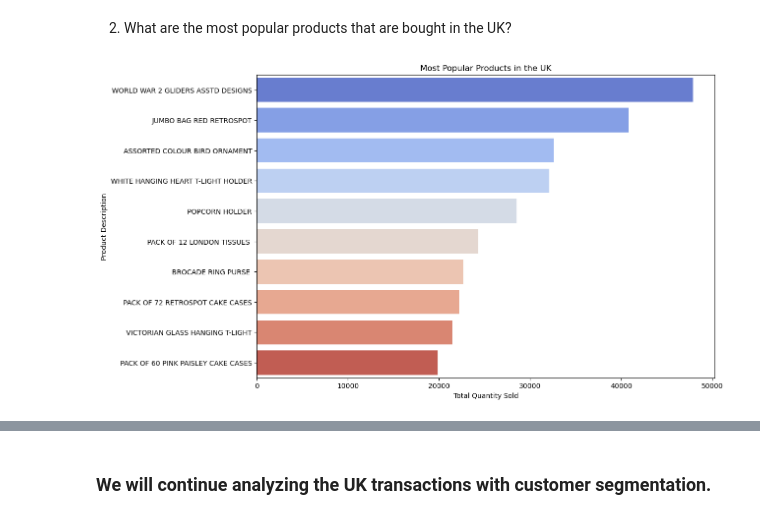
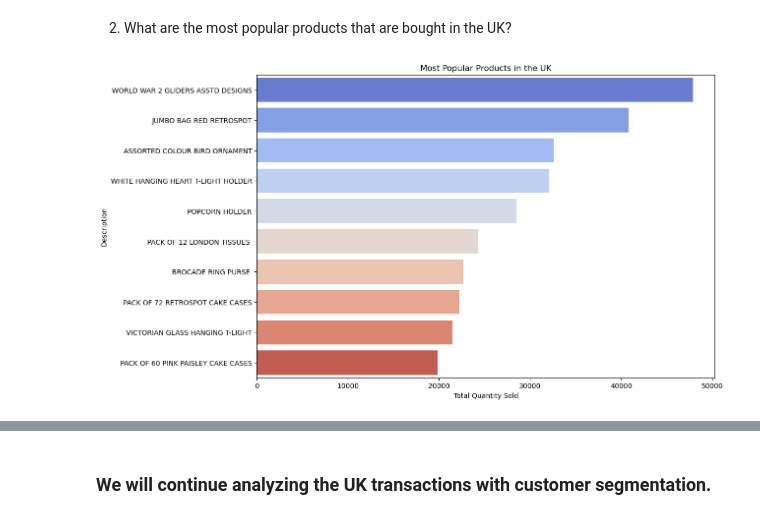
Before and after one commit to SongJiyeonPaek/CW_DS_CapstoneProject-1, a Jupyter notebook: Customer_Segmentation_Student_Notebook_Capstone_1_Group2.ipynb, the cells around one changed output, grey strips where cells are left out. Cells and saved outputs as stored; diff of their text form; code cells hidden in the pictures.

```diff
--- a/Customer_Segmentation_Student_Notebook_Capstone_1_Group2.ipynb
+++ b/Customer_Segmentation_Student_Notebook_Capstone_1_Group2.ipynb
@@ -650,13 +899,13 @@ df_uk.shape
 # %%
 # Calculate the most popular products in the UK based on the quantity sold
 most_popular_products_uk = df_uk.groupby('Description')['Quantity'].sum().sort_values(ascending=False).head(10)
 
 # Plotting the most popular products in the UK
 plt.figure(figsize=(12, 8))
 sns.barplot(x=most_popular_products_uk.values, y=most_popular_products_uk.index, palette='coolwarm')
 plt.title('Most Popular Products in the UK')
 plt.xlabel('Total Quantity Sold')
-plt.ylabel('Product Description')
+plt.ylabel('Description')
 plt.show()
 # %% [output]
-[figure, old version]
+[figure, new version]
```
Also changed, not shown: parts of 65 cells of this notebook, 2 other files.
